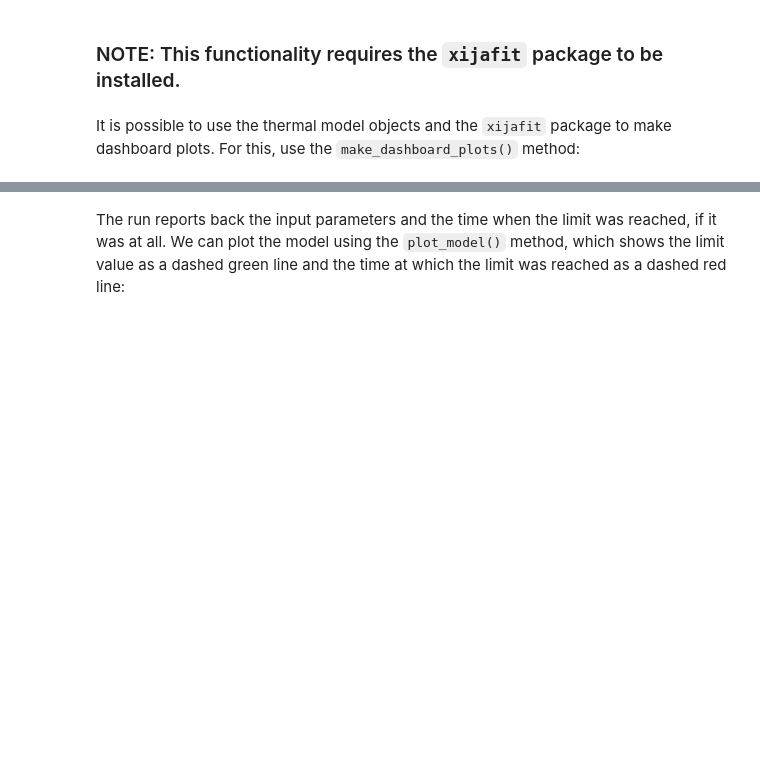
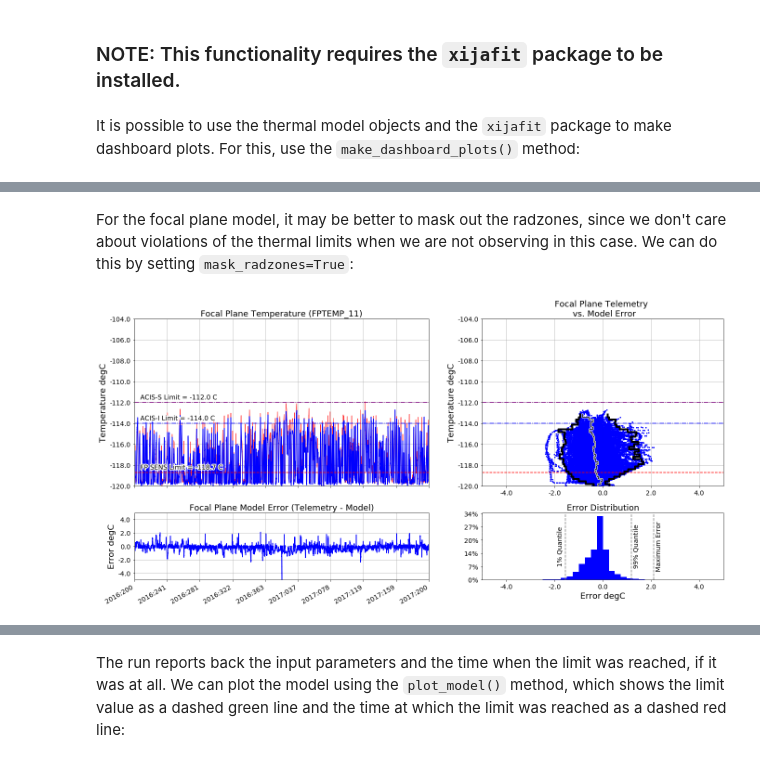
Before and after one commit to jzuhone/acispy, a Jupyter notebook: doc/source/Thermal_Models.ipynb, the cells around one changed output, grey strips where cells are left out. Saved outputs shown, nothing was run; the diff lists cells and outputs as text; code cells hidden in the pictures; blank space fills up the shorter version.

```diff
--- a/doc/source/Thermal_Models.ipynb
+++ b/doc/source/Thermal_Models.ipynb
@@ -75,0 +92,7 @@ dpa_model_long.make_dashboard_plots()
+# %% [markdown]
+For the focal plane model, it may be better to mask out the radzones, since we don't care about violations of the thermal limits when we are not observing in this case. We can do this by setting `mask_radzones=True`:
+# %%
+fp_model_long.make_dashboard_plots(mask_radzones=True, yplotlimits=(-120.0, -105.0),
+                                   errorplotlimits=(-5.0, 5.0))
+# %% [output]
+[figure, added]
```
Also changed, not shown: parts of 23 cells of this notebook, 9 other files.
